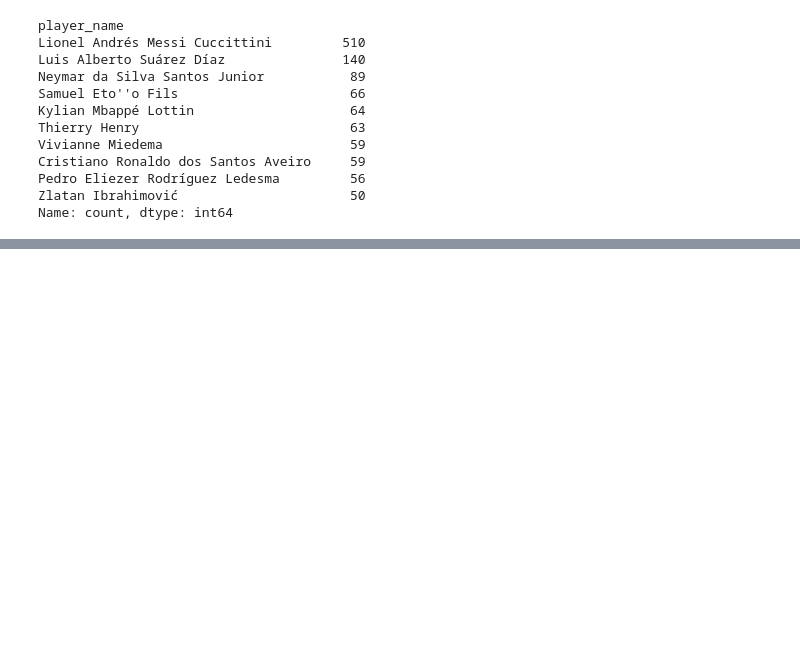
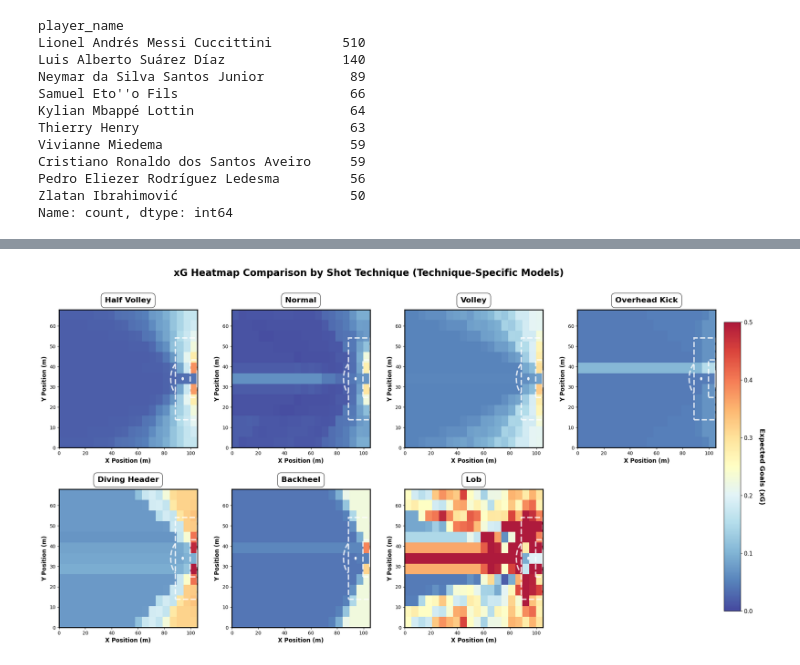
Before and after one commit to rodmart21/football_xG, a Jupyter notebook: xG/xg.ipynb, the cells around one changed output, grey strips where cells are left out. Saved outputs shown, nothing was run; the diff lists cells and outputs as text; code cells hidden in the pictures; blank space fills up the shorter version.

```diff
--- a/xG/xg.ipynb
+++ b/xG/xg.ipynb
@@ -276,0 +488,20 @@ plt.show()
+# %%
+for technique in techniques:
+
+    # Filter data for this technique
+    technique_data = shots_df[shots_df['shot_technique'] == technique].copy()
+
+    # Train a model WITHOUT the technique column (since it's constant)
+    model = AdvancedXGModel(n_trials=50, cv_folds=3)
+
+    # Temporarily remove shot_technique column for training
+    technique_data_train = technique_data.drop(columns=['shot_technique'], errors='ignore')
+
+    metrics = model.train(technique_data_train, test_size=0.2, verbose=False)
+
+    models[technique] = model
+    metrics_comparison.append({
+        'technique': technique,
+        'roc_auc': metrics['roc_auc'],
+        'brier_score': metrics['brier_score'],
+        'samples': len(technique_data)})
@@ -276,0 +528,75 @@ plt.show()
+# %%
+# Create larger figure for better visibility
+fig, axes = plt.subplots(2, 4, figsize=(24, 12))
+axes = axes.flatten()  # Flatten to 1D array for easier indexing
+
+for idx, technique in enumerate(techniques):
+    print(f"Generating heatmap for {technique}...")
+
+    xg_grid, x_edges, y_edges = generate_xg_heatmap(models[technique], shots_df, technique)
+
+    ax = axes[idx]
+
+    # Plot heatmap with higher alpha for better visibility
+    im = ax.imshow(xg_grid, extent=[0, 105, 0, 68], origin='lower',
+                   cmap='RdYlBu_r', aspect='auto', vmin=0, vmax=0.5, alpha=0.9)
+
+    # Field dimensions (half pitch, attacking right)
+    # Penalty area: 16.5m from goal line, 40.3m wide (centered on 34m)
+    penalty_box = plt.Rectangle((88.5, 13.85), 16.5, 40.3,
+                                linewidth=3, edgecolor='white', facecolor='none',
+                                linestyle='--', alpha=0.8)
+    ax.add_patch(penalty_box)
+
+    # Goal area (6-yard box): 5.5m from goal line, 18.32m wide
+    goal_box = plt.Rectangle((99.5, 24.84), 5.5, 18.32,
+                             linewidth=3, edgecolor='white', facecolor='none',
+                             linestyle='--', alpha=0.8)
+    ax.add_patch(goal_box)
+
+    # Penalty spot (11m from goal line, centered)
+    penalty_spot = plt.Circle((94, 34), 0.7, color='white', zorder=10, alpha=0.9)
+    ax.add_patch(penalty_spot)
+
+    # Penalty arc (radius 9.15m from penalty spot)
+    penalty_arc = plt.matplotlib.patches.Arc((94, 34), 18.3, 18.3,
+                                             angle=0, theta1=127, theta2=233,
+                                             linewidth=3, edgecolor='white',
+                                             facecolor='none', linestyle='--', alpha=0.8)
+    ax.add_patch(penalty_arc)
+
+    # Goal line - thicker and white
+    ax.plot([105, 105], [30.34, 37.66], 'white', linewidth=5, zorder=10, alpha=0.9)
+
+    # Enhanced title with background
+    ax.set_title(f'{technique}', fontsize=16, fontweight='bold', pad=15,
+                bbox=dict(boxstyle='round,pad=0.5', facecolor='white', alpha=0.8))
+
+    ax.set_xlabel('X Position (m)', fontsize=12, fontweight='bold')
+    ax.set_ylabel('Y Position (m)', fontsize=12, fontweight='bold')
+    ax.set_xlim(0, 105)
+    ax.set_ylim(0, 68)
+    ax.grid(False)
+
+    # Add frame
+    for spine in ax.spines.values():
+        spine.set_edgecolor('black')
+        spine.set_linewidth(2)
+
+# Hide the 8th subplot (we only have 7 techniques)
+axes[7].axis('off')
+
+# Adjust overall layout to make room for colorbar
+plt.subplots_adjust(right=0.92, wspace=0.25, hspace=0.3)
+
+# Add colorbar clearly on the right side of all subplots
+cbar_ax = fig.add_axes([0.93, 0.15, 0.02, 0.7])  # [left, bottom, width, height]
+cbar = fig.colorbar(im, cax=cbar_ax)
+cbar.set_label('Expected Goals (xG)', rotation=270, labelpad=25,
+               fontsize=14, fontweight='bold')
+cbar.ax.tick_params(labelsize=12)
+
+plt.suptitle('xG Heatmap Comparison by Shot Technique (Technique-Specific Models)',
+             fontsize=20, fontweight='bold', y=0.98)
+plt.show()
+# %% [output]
@@ -276,0 +610 @@ plt.show()
+[figure, added]
```
Also changed, not shown: parts of 49 cells of this notebook, 2 other files.
